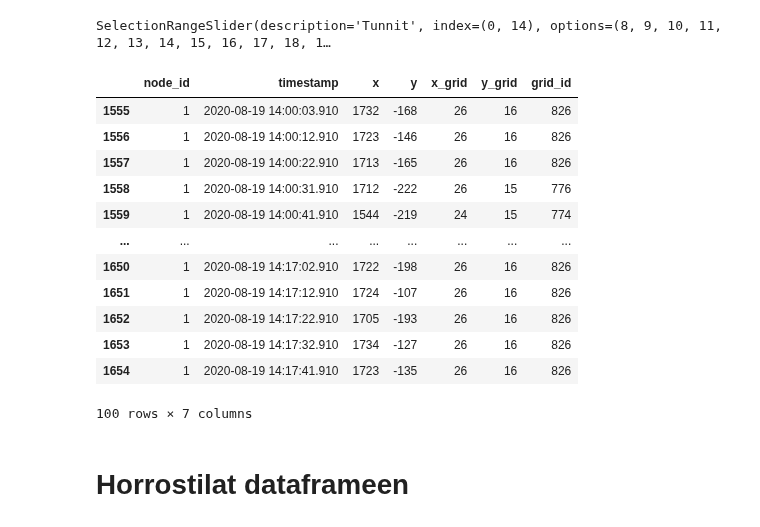
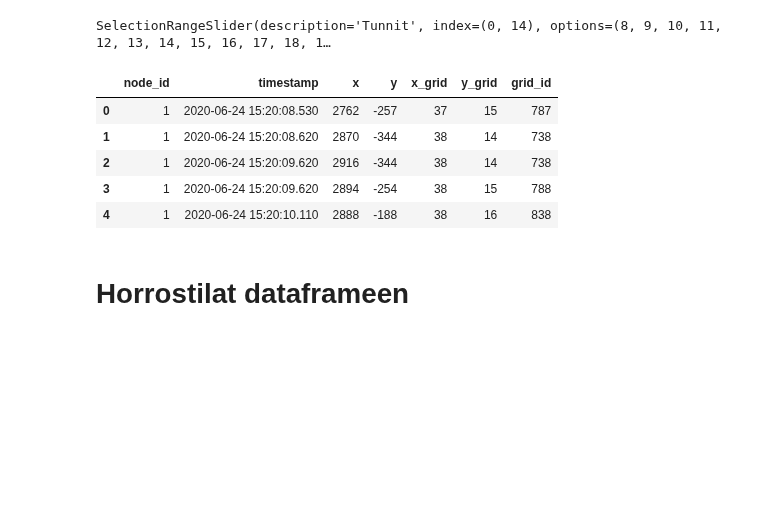
Before and after one commit to Erik-Eki/Project-2-machine-learning-applications, a Jupyter notebook: main2.ipynb, the cells around one changed output. Drawn from its saved outputs; the diff is of its cells as text; code cells hidden in the pictures; blank space fills up the shorter version.

```diff
--- a/main2.ipynb
+++ b/main2.ipynb
@@ -110,21 +104,14 @@ display(tunnit)
 SelectionRangeSlider(description='Tunnit', index=(0, 14), options=(8, 9, 10, 11, 12, 13, 14, 15, 16, 17, 18, 1…
 # %%
 # Kutstutaan sort_by_widgets ja boom dataframessa on ainoastaan 11-19 tunnit
-df2 = sort_by_widgets(df)
-df2.head(100)
+df1 = sort_by_widgets(df)
+df1.head()
 # %% [output]
 |  | node_id | timestamp | x | y | x_grid | y_grid | grid_id |
-| 1555 | 1 | 2020-08-19 14:00:03.910 | 1732 | -168 | 26 | 16 | 826 |
-| 1556 | 1 | 2020-08-19 14:00:12.910 | 1723 | -146 | 26 | 16 | 826 |
-| 1557 | 1 | 2020-08-19 14:00:22.910 | 1713 | -165 | 26 | 16 | 826 |
-| 1558 | 1 | 2020-08-19 14:00:31.910 | 1712 | -222 | 26 | 15 | 776 |
-| 1559 | 1 | 2020-08-19 14:00:41.910 | 1544 | -219 | 24 | 15 | 774 |
-| ... | ... | ... | ... | ... | ... | ... | ... |
-| 1650 | 1 | 2020-08-19 14:17:02.910 | 1722 | -198 | 26 | 16 | 826 |
-| 1651 | 1 | 2020-08-19 14:17:12.910 | 1724 | -107 | 26 | 16 | 826 |
-| 1652 | 1 | 2020-08-19 14:17:22.910 | 1705 | -193 | 26 | 16 | 826 |
-| 1653 | 1 | 2020-08-19 14:17:32.910 | 1734 | -127 | 26 | 16 | 826 |
-| 1654 | 1 | 2020-08-19 14:17:41.910 | 1723 | -135 | 26 | 16 | 826 |
+| 0 | 1 | 2020-06-24 15:20:08.530 | 2762 | -257 | 37 | 15 | 787 |
+| 1 | 1 | 2020-06-24 15:20:08.620 | 2870 | -344 | 38 | 14 | 738 |
+| 2 | 1 | 2020-06-24 15:20:09.620 | 2916 | -344 | 38 | 14 | 738 |
+| 3 | 1 | 2020-06-24 15:20:09.620 | 2894 | -254 | 38 | 15 | 788 |
+| 4 | 1 | 2020-06-24 15:20:10.110 | 2888 | -188 | 38 | 16 | 838 |
-100 rows × 7 columns
 # %% [markdown]
 # Horrostilat dataframeen
```
Also changed, not shown: parts of 15 cells of this notebook, 2 other files.
